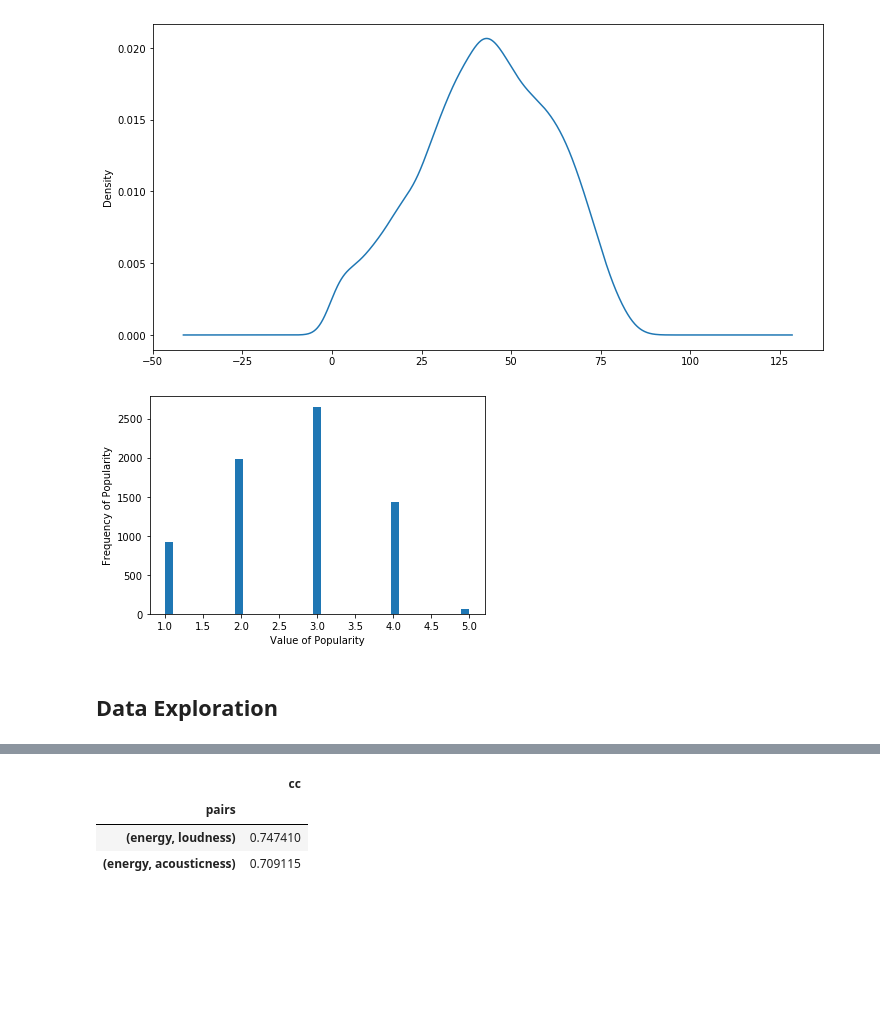
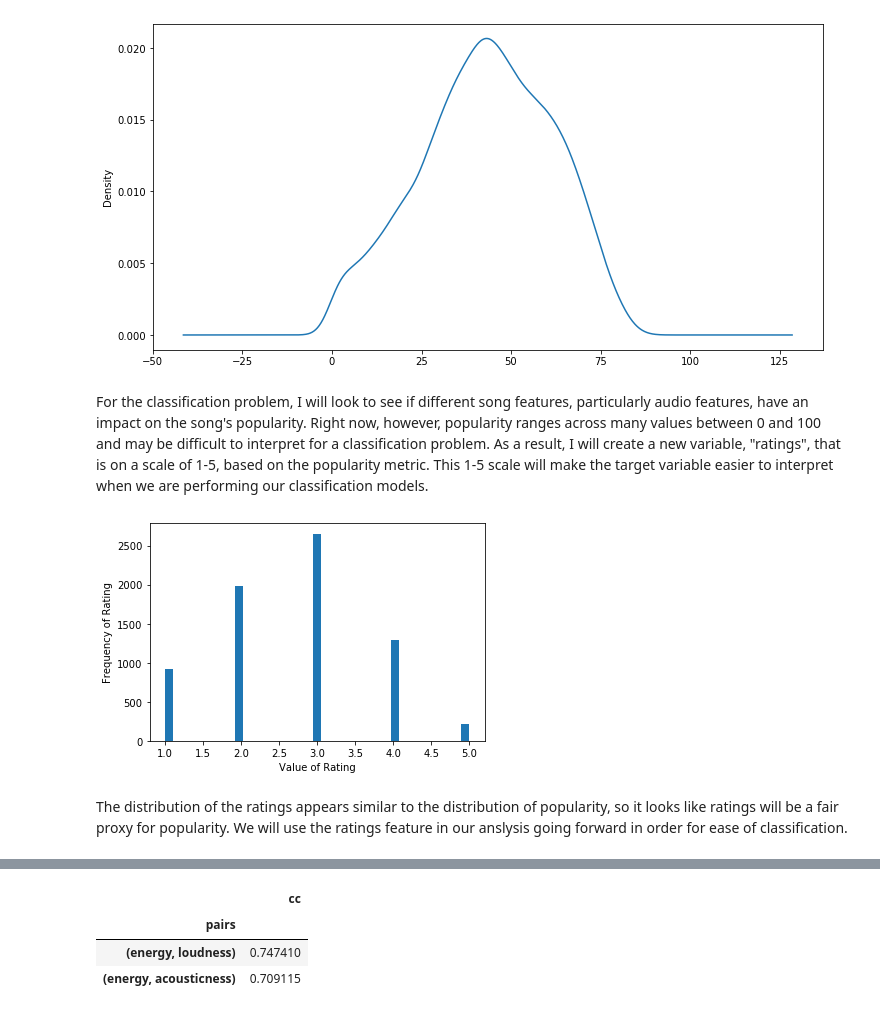
Before and after one commit to adinas94/Spotify_Recommendation_System, a Jupyter notebook: EDA.ipynb, the cells around one changed output, grey strips where cells are left out. Saved outputs shown, nothing was run; the diff lists cells and outputs as text; code cells hidden in the pictures; blank space fills up the shorter version.

```diff
--- a/EDA.ipynb
+++ b/EDA.ipynb
@@ -193,20 +187,22 @@ df['popularity'].plot(kind='kde', figsize = (12,6))
 plt.show()
 # %% [output]
 [figure]
+# %% [markdown]
+For the classification problem, I will look to see if different song features, particularly audio features, have an impact on the song's popularity. Right now, however, popularity ranges across many values between 0 and 100 and may be difficult to interpret for a classification problem. As a result, I will create a new variable, "ratings", that is on a scale of 1-5, based on the popularity metric. This 1-5 scale will make the target variable easier to interpret when we are performing our classification models.
 # %%
 #Create a binned variable for popularity as a proxy for our ratings
 df['ratings'] = df['popularity'].apply(lambda x: 1 if x <= 20
                                        else 2 if x>= 21 and x<40
                                        else 3 if x>=40 and x<60
-                                       else 4 if x>=60 and x<80
+                                       else 4 if x>=60 and x<75
                                        else 5)
 # %%
 #Plot a histogram of the frequency of certain popularity values
 plt.hist(df['ratings'],bins='auto')
-plt.xlabel('Value of Popularity')
-plt.ylabel('Frequency of Popularity')
+plt.xlabel('Value of Rating')
+plt.ylabel('Frequency of Rating')
 plt.show()
 # %% [output]
-[figure, old version]
+[figure, new version]
-# %% [markdown]
-## Data Exploration
+# %% [markdown]
+The distribution of the ratings appears similar to the distribution of popularity, so it looks like ratings will be a fair proxy for popularity. We will use the ratings feature in our anslysis going forward in order for ease of classification.
```
Also changed, not shown: parts of 61 cells of this notebook, 3 other files.
